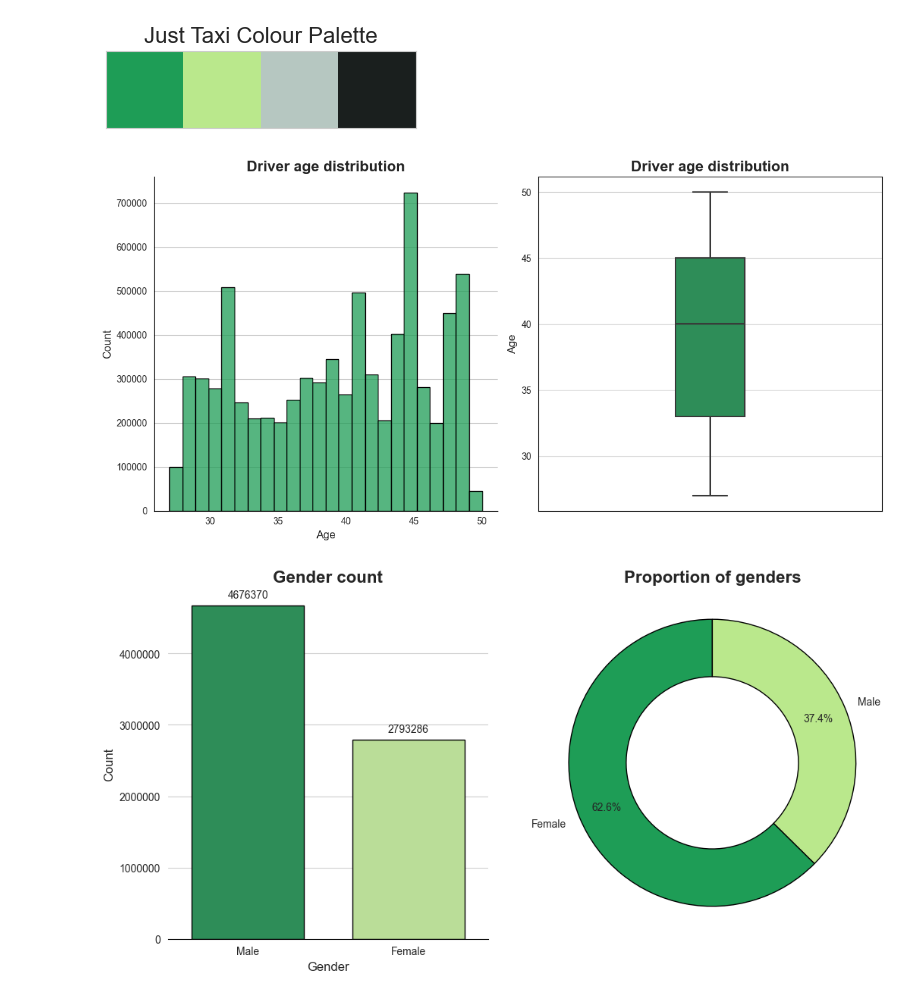
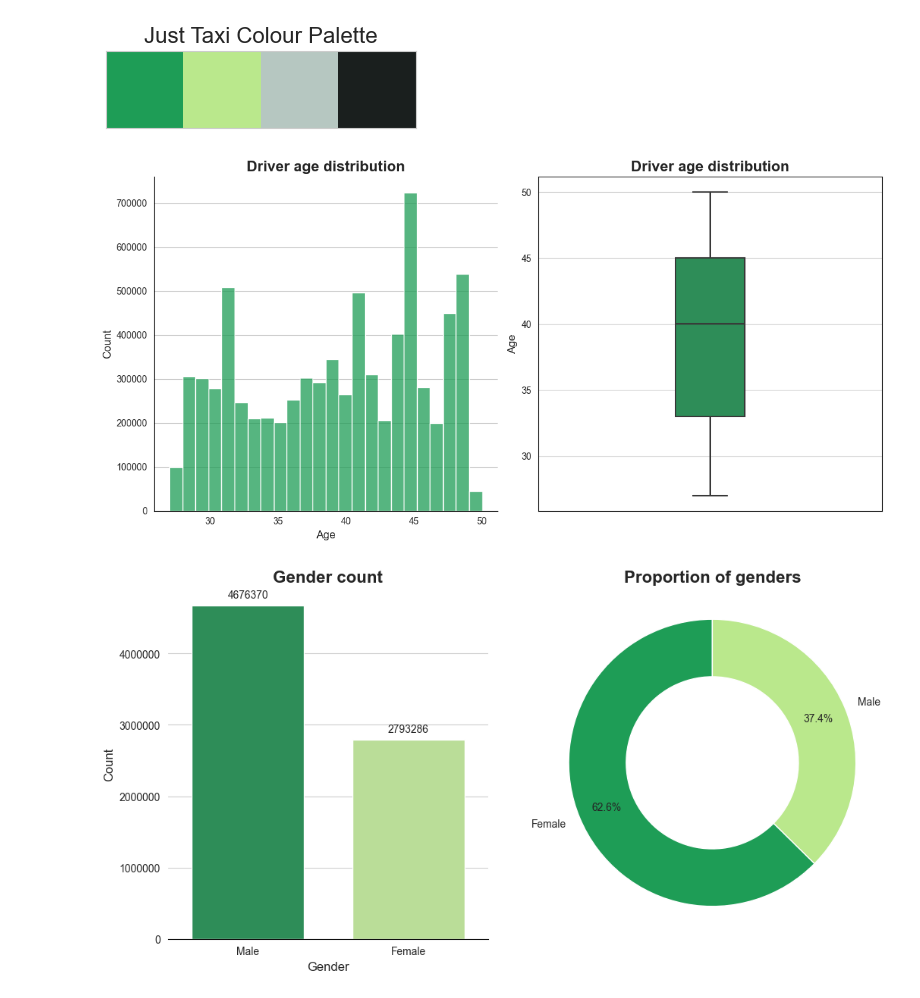
Before and after one commit to timothyckl/Just-Taxi-Analysis, a Jupyter notebook: analysis/eda.ipynb, the cells around one changed output. Saved outputs shown, nothing was run; the diff lists cells and outputs as text; code cells hidden in the pictures.

```diff
--- a/analysis/eda.ipynb
+++ b/analysis/eda.ipynb
@@ -391,31 +393,31 @@ plt.show()
 # %%
 fig, axes = plt.subplots(1, 2 ,figsize=(12, 6))
 
-sns.histplot(x=cleaned_df['driver_age'], bins=24, color=palette[0], edgecolor='k', ax=axes[0])
+sns.histplot(x=cleaned_df['driver_age'], bins=24, color=palette[0], edgecolor='white', ax=axes[0])
 axes[0].set_title('Driver age distribution', fontweight='semibold', fontsize=16, **hfont)
 axes[0].set_xlabel('Age', fontsize=12, **hfont)
 axes[0].set_ylabel('Count', fontsize=12, **hfont)
 axes[0].grid(axis='x')
 axes[0].spines['top'].set_visible(False)
 axes[0].spines['right'].set_visible(False)
 axes[0].spines['left'].set_color('k')
 axes[0].spines['bottom'].set_color('k')
 
 # boxplot of drivers age by gender
 sns.boxplot(y=cleaned_df['driver_age'], color=palette[0], width=.2, ax=axes[1])
 axes[1].set_title('Driver age distribution', fontweight='semibold', fontsize=16, **hfont)
 axes[1].set_ylabel('Age', fontsize=12, **hfont)
 axes[1].spines[:].set_color('k')
 
 plt.tight_layout()
 plt.show()
 # %% [output]
-[figure, old version]
+[figure, new version]
 # %%
 fig, axes = plt.subplots(1, 2, figsize=(12, 6))
 
 # bar chart
-sns.countplot(x=cleaned_df['gender'], width=.7, edgecolor='k', palette=palette, ax=axes[0])
+sns.countplot(x=cleaned_df['gender'], width=.7, edgecolor='white', palette=palette, ax=axes[0])
 axes[0].set_title('Gender count', fontsize=16, fontweight='semibold', **hfont)
 axes[0].set_xlabel('Gender', fontsize=12, **hfont)
 axes[0].set_ylabel('Count', fontsize=12, **hfont)
@@ -435,10 +437,10 @@ labels = np.unique(cleaned_df['gender'])
 sizes = cleaned_df['gender'].value_counts()
 
 axes[1].pie(sizes, colors=palette, labels=labels, autopct='%.1f%%', pctdistance=.8, labeldistance=1.1,
-          startangle=90, radius=1, wedgeprops=dict(width=.4, edgecolor='k'))
+          startangle=90, radius=1, wedgeprops=dict(width=.4, edgecolor='white'))
 axes[1].set_title('Proportion of genders', fontsize=16, fontweight='semibold', **hfont)
 axes[1].axis('equal')
 plt.show()
 # %% [output]
-[figure, old version]
+[figure, new version]
 # %%
```
Also changed, not shown: parts of 5 cells of this notebook, 2 other files.
